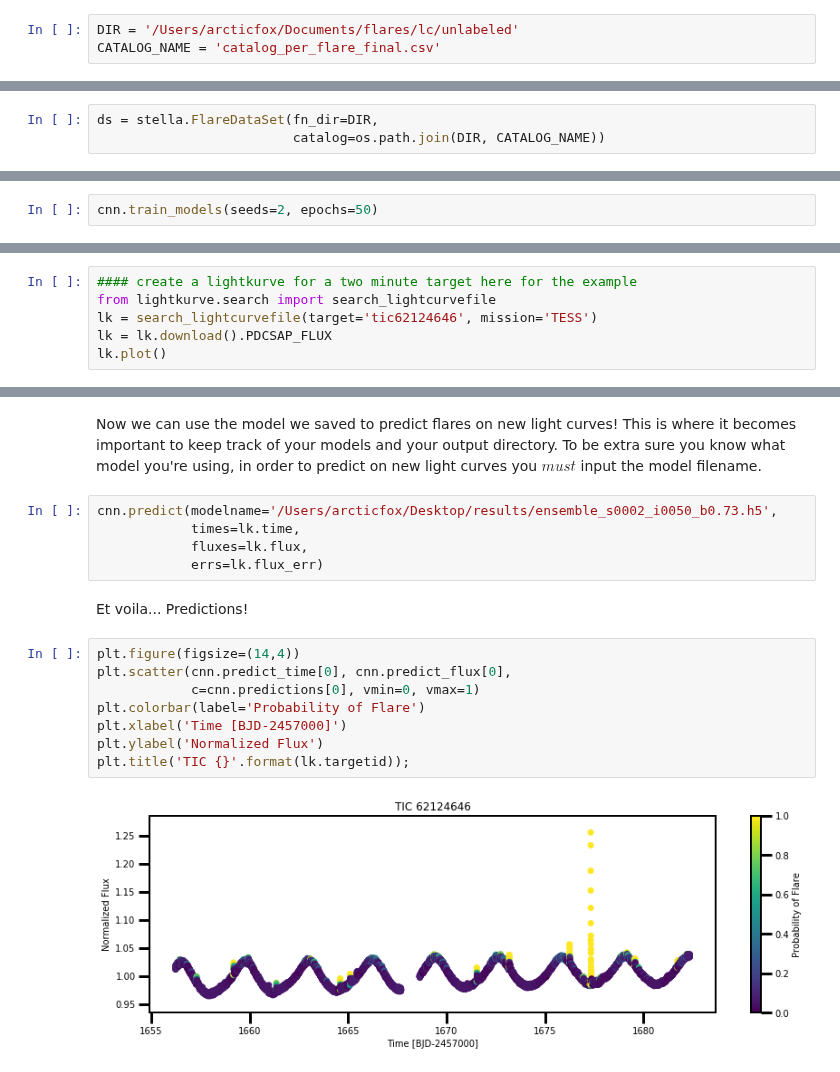
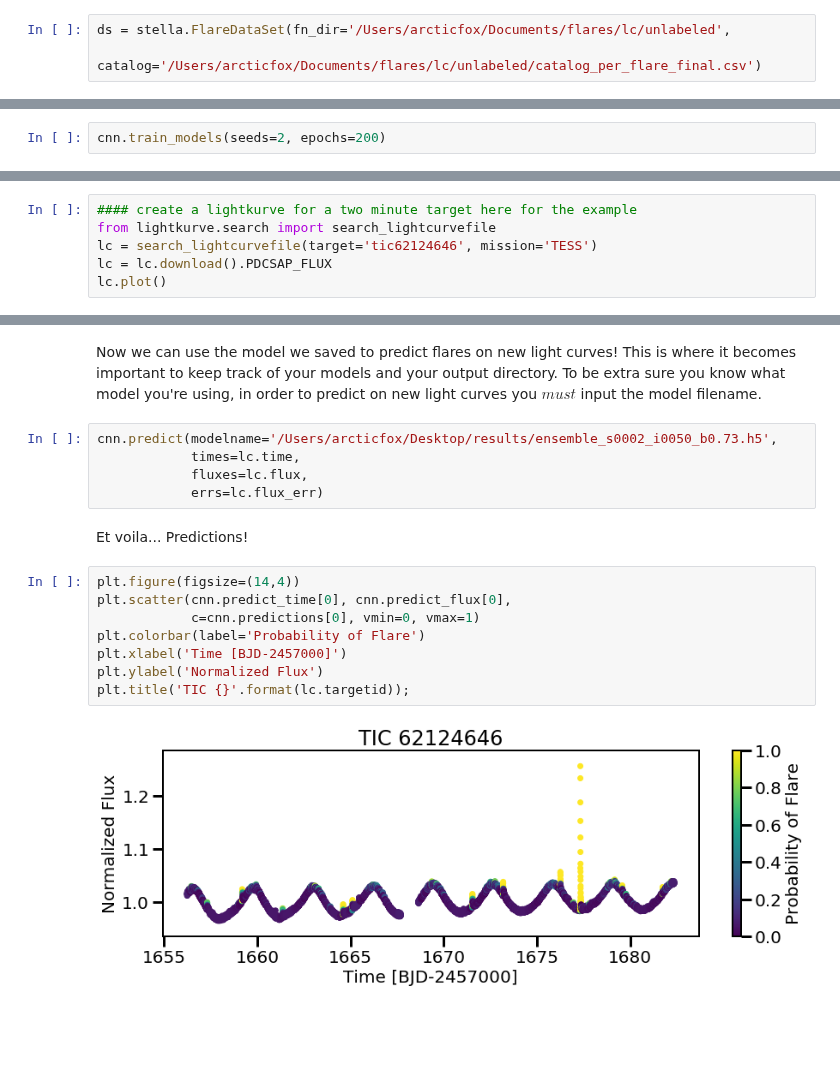
Before and after one commit to afeinstein20/stella, a Jupyter notebook: docs/getting_started/tutorial.ipynb, the cells around one changed output, grey strips where cells are left out. Saved outputs shown, nothing was run; the diff lists cells and outputs as text; blank space fills up the shorter version.

```diff
--- a/docs/getting_started/tutorial.ipynb
+++ b/docs/getting_started/tutorial.ipynb
@@ -22,3 +54,3 @@ Great, now that you have the flare catalog and data, be sure to put it in a plac
 # %%
-DIR = '/Users/arcticfox/Documents/flares/lc/unlabeled'
-CATALOG_NAME = 'catalog_per_flare_final.csv'
+ds = stella.FlareDataSet(fn_dir='/Users/arcticfox/Documents/flares/lc/unlabeled',
+                         catalog='/Users/arcticfox/Documents/flares/lc/unlabeled/catalog_per_flare_final.csv')
@@ -37,3 +61,0 @@ Other variables that can be set are:
-# %%
-ds = stella.FlareDataSet(fn_dir=DIR,
-                         catalog=os.path.join(DIR, CATALOG_NAME))
@@ -82,7 +101,7 @@ The models you create will automatically be saved to your output directory in th
 
 For this tutorial, we will train the CNN for 50 epochs, however we generally recommend training for $\textbf{at least 300 epochs}$ or until signs of overfitting are seen in the metrics. More information on that below.
 # %%
-cnn.train_models(seeds=2, epochs=50)
+cnn.train_models(seeds=2, epochs=200)
 # %% [output]
 Model: "sequential"
 _________________________________________________________________
@@ -201,8 +220,8 @@ The function to predict on light curves takes care of the pre-processing for you
 # %%
 #### create a lightkurve for a two minute target here for the example
 from lightkurve.search import search_lightcurvefile
-lk = search_lightcurvefile(target='tic62124646', mission='TESS')
-lk = lk.download().PDCSAP_FLUX
-lk.plot()
+lc = search_lightcurvefile(target='tic62124646', mission='TESS')
+lc = lc.download().PDCSAP_FLUX
+lc.plot()
 # %% [output]
 <matplotlib.axes._subplots.AxesSubplot at 0x...>
@@ -211,18 +230,18 @@ lk.plot()
 Now we can use the model we saved to predict flares on new light curves! This is where it becomes important to keep track of your models and your output directory. To be extra sure you know what model you're using, in order to predict on new light curves you $\textit{must}$ input the model filename.
 # %%
 cnn.predict(modelname='/Users/arcticfox/Desktop/results/ensemble_s0002_i0050_b0.73.h5',
-            times=lk.time,
-            fluxes=lk.flux,
-            errs=lk.flux_err)
+            times=lc.time,
+            fluxes=lc.flux,
+            errs=lc.flux_err)
 # %% [markdown]
 Et voila... Predictions!
 # %%
 plt.figure(figsize=(14,4))
 plt.scatter(cnn.predict_time[0], cnn.predict_flux[0],
             c=cnn.predictions[0], vmin=0, vmax=1)
 plt.colorbar(label='Probability of Flare')
 plt.xlabel('Time [BJD-2457000]')
 plt.ylabel('Normalized Flux')
-plt.title('TIC {}'.format(lk.targetid));
+plt.title('TIC {}'.format(lc.targetid));
 # %% [output]
-[figure, old version]
+[figure, new version]
```
Also changed, not shown: parts of 22 cells of this notebook, 2 other files.
